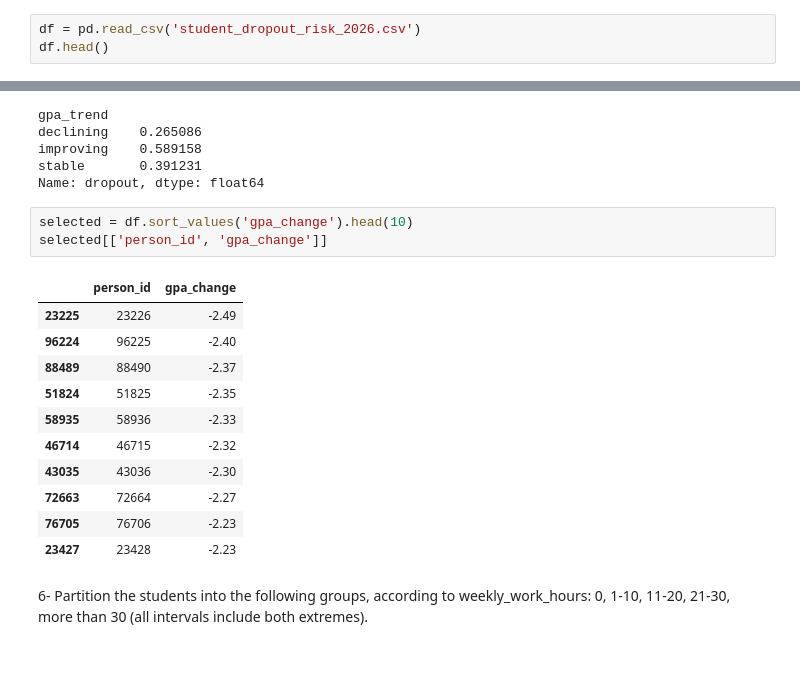
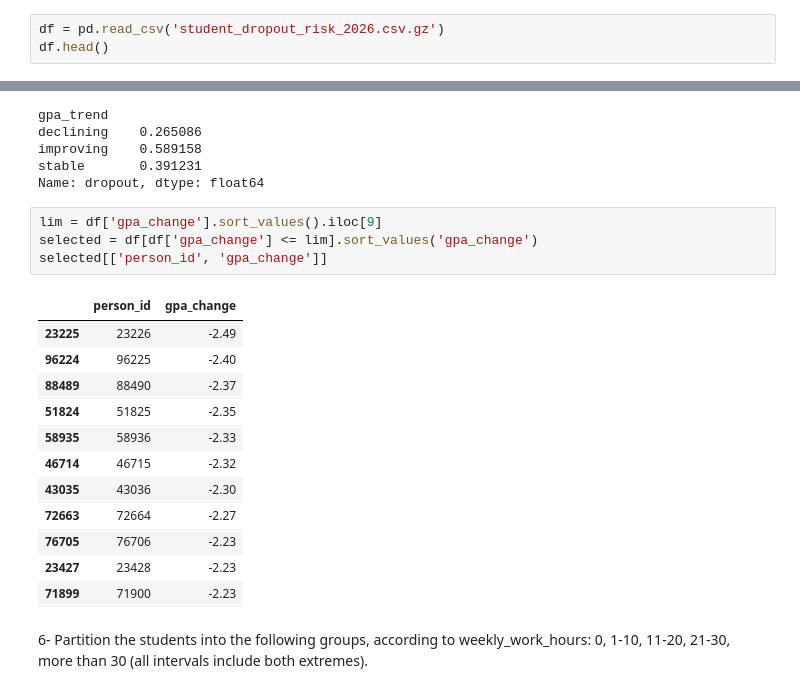
Before and after one commit to epedrazzoli2-prog/cs-projects, a Jupyter notebook: esame.ipynb, the cells around one changed output, grey strips where cells are left out. Saved outputs shown, nothing was run; the diff lists cells and outputs as text; blank space fills up the shorter version.

```diff
--- a/esame.ipynb
+++ b/esame.ipynb
@@ -5,7 +5,7 @@ The dataset student_dropout_risk_2026.csv.gz contains one row for each universit
 # %%
 import pandas as pd
 # %%
-df = pd.read_csv('student_dropout_risk_2026.csv')
+df = pd.read_csv('student_dropout_risk_2026.csv.gz')
 df.head()
 # %% [output]
 |  | person_id | age | gender | nationality | first_generation | disability_status | family_income_level | ... |
@@ -110,20 +110,22 @@ improving    0.589158
 stable       0.391231
 Name: dropout, dtype: float64
 # %%
-selected = df.sort_values('gpa_change').head(10)
+lim = df['gpa_change'].sort_values().iloc[9]
+selected = df[df['gpa_change'] <= lim].sort_values('gpa_change')
 selected[['person_id', 'gpa_change']]
 # %% [output]
 |  | person_id | gpa_change |
 | 23225 | 23226 | -2.49 |
 | 96224 | 96225 | -2.40 |
 | 88489 | 88490 | -2.37 |
 | 51824 | 51825 | -2.35 |
 | 58935 | 58936 | -2.33 |
 | 46714 | 46715 | -2.32 |
 | 43035 | 43036 | -2.30 |
 | 72663 | 72664 | -2.27 |
 | 76705 | 76706 | -2.23 |
 | 23427 | 23428 | -2.23 |
+| 71899 | 71900 | -2.23 |
 # %% [markdown]
 6- Partition the students into the following groups, according to weekly_work_hours: 0, 1-10, 11-20, 21-30, more than 30 (all intervals include both extremes).
 # %%
```
Also changed, not shown: parts of 13 cells of this notebook.
